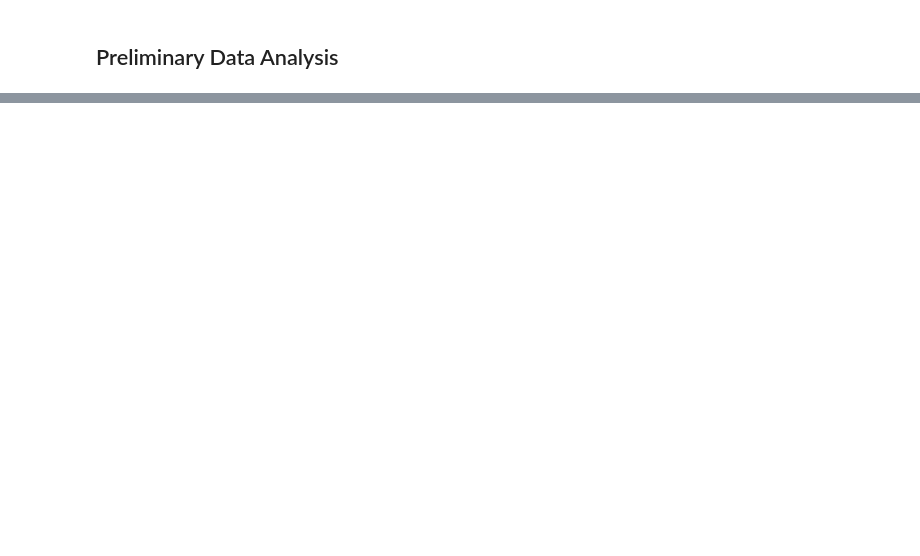
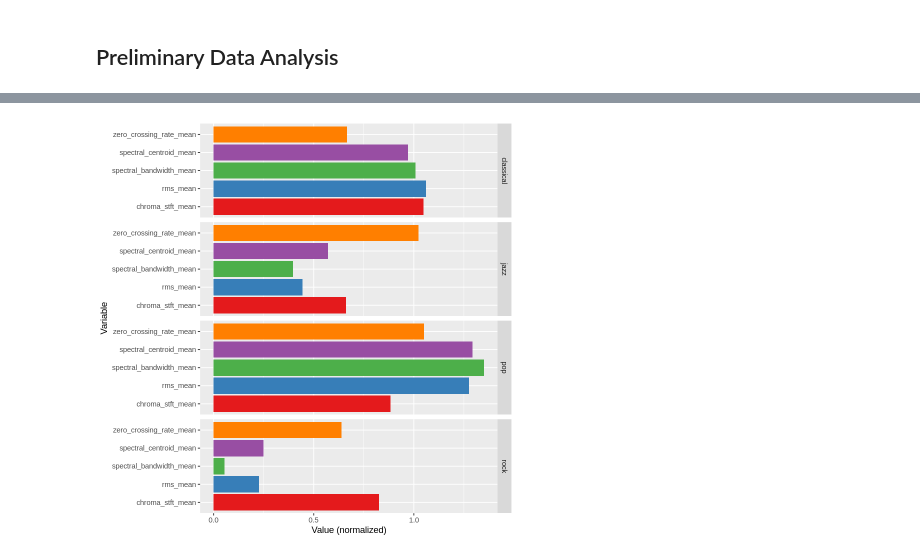
Before and after one commit to arthu-rguo/dsci-100-proj, a Jupyter notebook: project_proposal.ipynb, the cells around one changed output, grey strips where cells are left out. Drawn from its saved outputs; the diff is of its cells as text; code cells hidden in the pictures; blank space fills up the shorter version.

Commit message:
exploratory data analysis

```diff
--- a/project_proposal.ipynb
+++ b/project_proposal.ipynb
@@ -14,3 +13,13 @@ We will be using the Music Genre Classification dataset by Andrada on [Kaggle](h
 A spectrogram is a visual way of representing the intensity of a signal over time at various frequencies present in a particular waveform. The quantitative audio features are extracted from recordings through the python library `librosa`, and it describes the average and variance of different aspects of the audio spectrogram. Some examples includes the range of frequencies, the distribution of musical pitch, tempo, and audio loudness.
 # %% [markdown]
 ## Preliminary Data Analysis
+# %%
+# Run this first.
+library(tidyverse)
+library(tidymodels)
+library(RColorBrewer)
+set.seed(45)
+
+DATASET_URL <- "https://raw.githubusercontent.com/arthu-rguo/dsci-100-proj/master/features_30_sec.csv"
+GENRES <- c("classical", "jazz", "pop", "rock")
+VARIABLES <- c("chroma_stft_mean", "rms_mean", "spectral_centroid_mean", "spectral_bandwidth_mean", "zero_crossing_rate_mean")
@@ -20,0 +79,7 @@ start doing
+# %%
+# Summarize the training dataset in a table.
+music_summary <- music_training_data |>
+    group_by(label) |>
+    summarize(count = n(), across(everything(), median))
+
+music_summary
@@ -21,3 +94,28 @@ start doing
+# %%
+# Visualize the training dataset with a plot.
+music_summary_labels <- music_summary |>
+    select(label)
+
+music_summary_norms <- music_summary |>
+    select(all_of(VARIABLES)) |>
+    mutate(across(everything(), scale)) |>
+    mutate(across(everything(), abs))
+
+music_summary_long <- bind_cols(music_summary_labels, music_summary_norms) |>
+    pivot_longer(cols = -label, names_to = "name", values_to = "value")
+
+music_visualization <- music_summary_long |>
+    ggplot(aes(x = name, y = value, fill = name)) +
+        geom_bar(stat = "identity") +
+        facet_grid(rows = vars(label)) +
+        labs(x = "Variable", y = "Value (normalized)") +
+        theme(legend.pos = "none") +
+        scale_fill_brewer(palette = "Set1") +
+        coord_flip()
+
+music_visualization
+# %% [output]
+[figure, added]
 # %% [markdown]
 ## Methods
 
```
Also changed, not shown: parts of 7 cells of this notebook.
